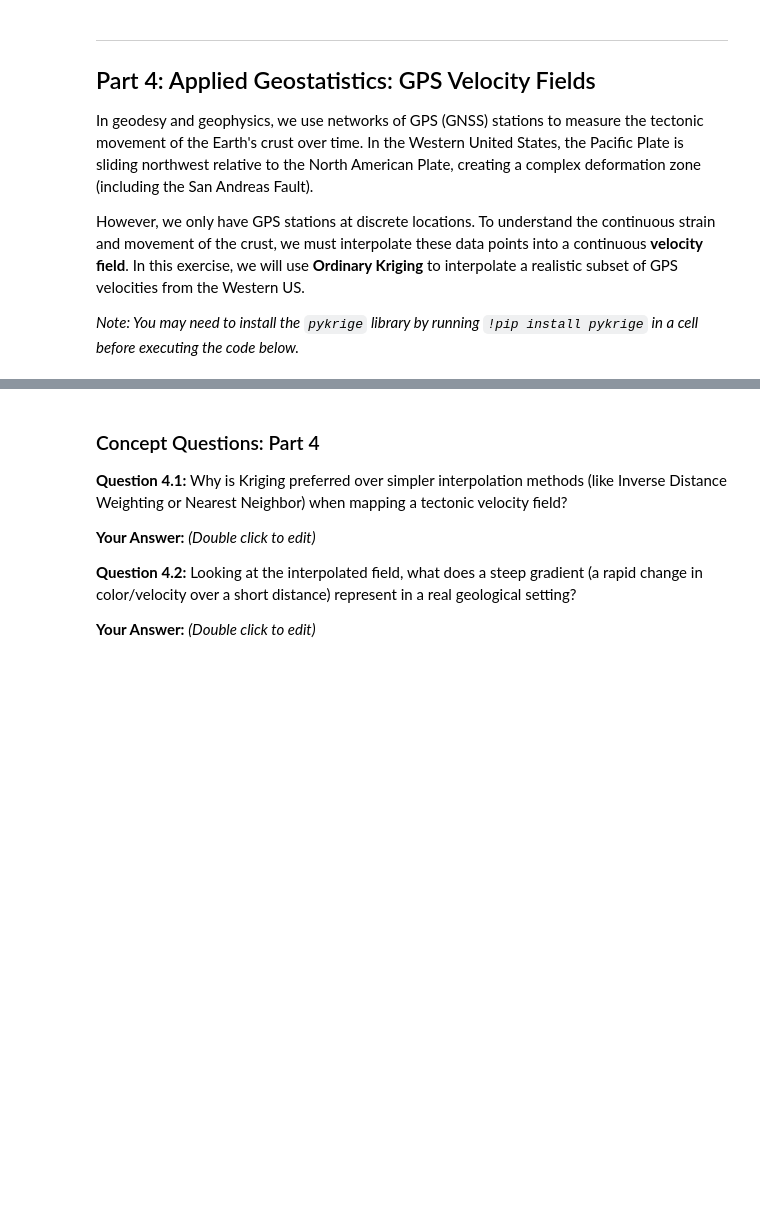
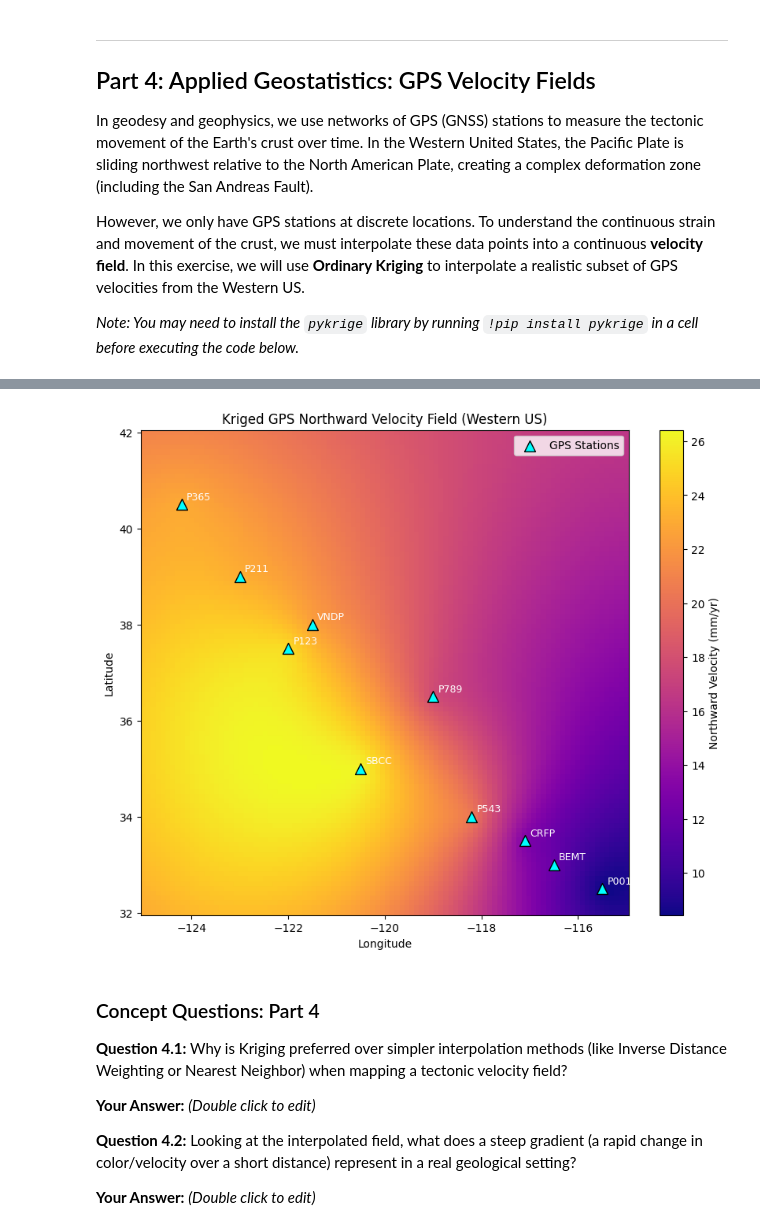
Before and after one commit to Hayden-Martin4250/Earthscience2245, a Jupyter notebook: ES2245_lab10.ipynb, the cells around one changed output, grey strips where cells are left out. Cells and saved outputs as stored; diff of their text form; code cells hidden in the pictures; blank space fills up the shorter version.

```diff
--- a/ES2245_lab10.ipynb
+++ b/ES2245_lab10.ipynb
@@ -198,7 +198,7 @@ However, we only have GPS stations at discrete locations. To understand the cont
 
 *Note: You may need to install the `pykrige` library by running `!pip install pykrige` in a cell before executing the code below.*
 # %%
-# !pip install pykrige
+!pip install pykrige
 import numpy as np
 import pandas as pd
 import matplotlib.pyplot as plt
@@ -222,26 +222,37 @@ grid_lat = np.linspace(32, 42, 100)
 # YOUR CODE HERE: Initialize Ordinary Kriging for the Northward Velocity (V_North)
 # Pass in the Longitude, Latitude, and V_North from the dataframe.
 # Use the 'spherical' variogram model and set nlags=6.
-# OK_north = ...
+OK_north = OrdinaryKriging(
+    df_gps['Lon'],
+    df_gps['Lat'],
+    df_gps['V_North'],
+    variogram_model='spherical',
+    nlags=6
+)
 
 
 # YOUR CODE HERE: Execute the Kriging interpolation over the defined grid (grid_lon, grid_lat)
 # Hint: Use the 'grid' style in the execute method.
-# z_north, ss_north = ...
+z_north, ss_north = OK_north.execute(
+    "grid",
+    grid_lon,
+    grid_lat
+)
 
 
 # Plotting the interpolated velocity field
 plt.figure(figsize=(10, 8))
 # UNCOMMENT the lines below once you have completed the Kriging steps above
-# c = plt.pcolormesh(grid_lon, grid_lat, z_north, shading='auto', cmap='plasma')
-# plt.colorbar(c, label='Northward Velocity (mm/yr)')
+c = plt.pcolormesh(grid_lon, grid_lat, z_north, shading='auto', cmap='plasma')
+plt.colorbar(c, label='Northward Velocity (mm/yr)')
 
-# plt.scatter(df_gps['Lon'], df_gps['Lat'], c='cyan', edgecolors='k', marker='^', s=100, label='GPS Stations')
-# for i, txt in enumerate(df_gps['Station']):
-#     plt.annotate(txt, (df_gps['Lon'][i]+0.1, df_gps['Lat'][i]+0.1), color='white', fontsize=9)
+plt.scatter(df_gps['Lon'], df_gps['Lat'], c='cyan', edgecolors='k', marker='^', s=100, label='GPS Stations')
+for i, txt in enumerate(df_gps['Station']):
+    plt.annotate(txt, (df_gps['Lon'][i]+0.1, df_gps['Lat'][i]+0.1), color='white', fontsize=9)
 
 plt.title('Kriged GPS Northward Velocity Field (Western US)')
 plt.xlabel('Longitude')
 plt.ylabel('Latitude')
 plt.legend()
 plt.show()
+# %% [output]
@@ -248,3 +266,4 @@ plt.show()
+[figure, added]
 # %% [markdown]
 ### Concept Questions: Part 4
 **Question 4.1:** Why is Kriging preferred over simpler interpolation methods (like Inverse Distance Weighting or Nearest Neighbor) when mapping a tectonic velocity field?
```
Also changed, not shown: parts of 2 cells of this notebook.
